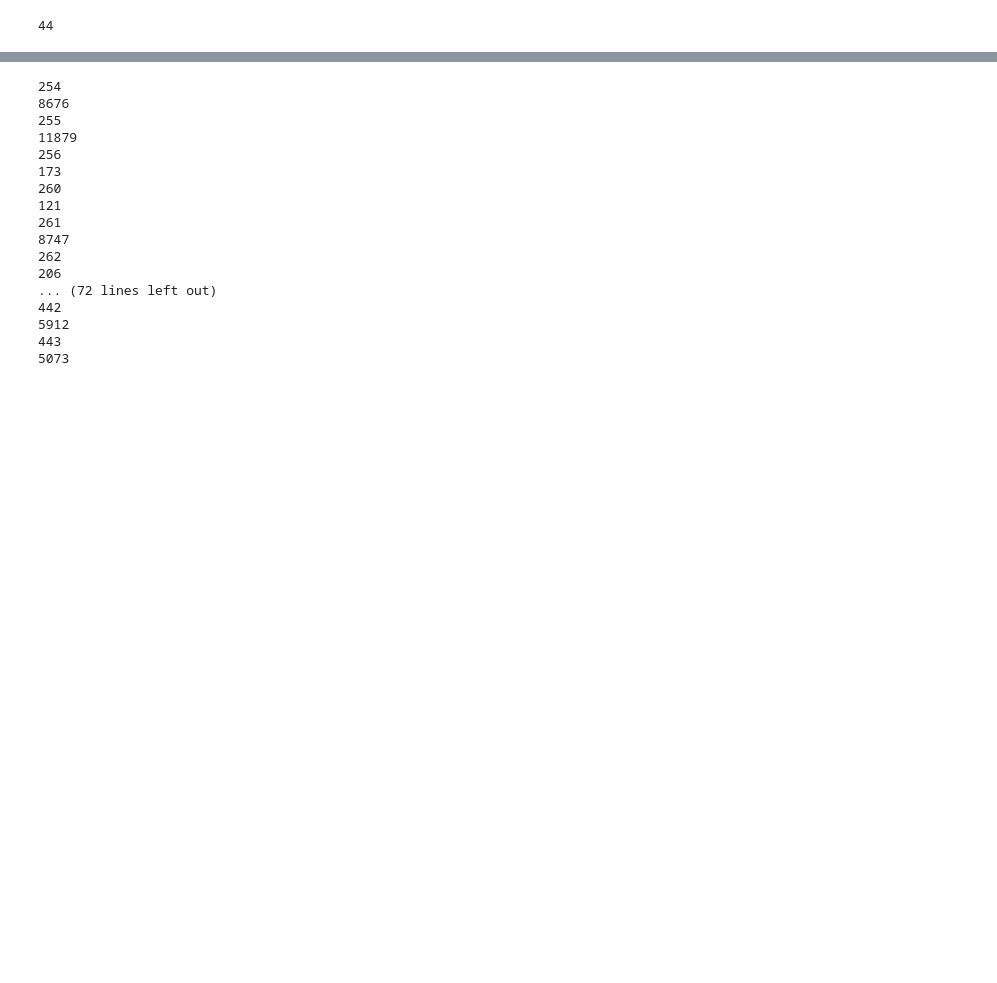
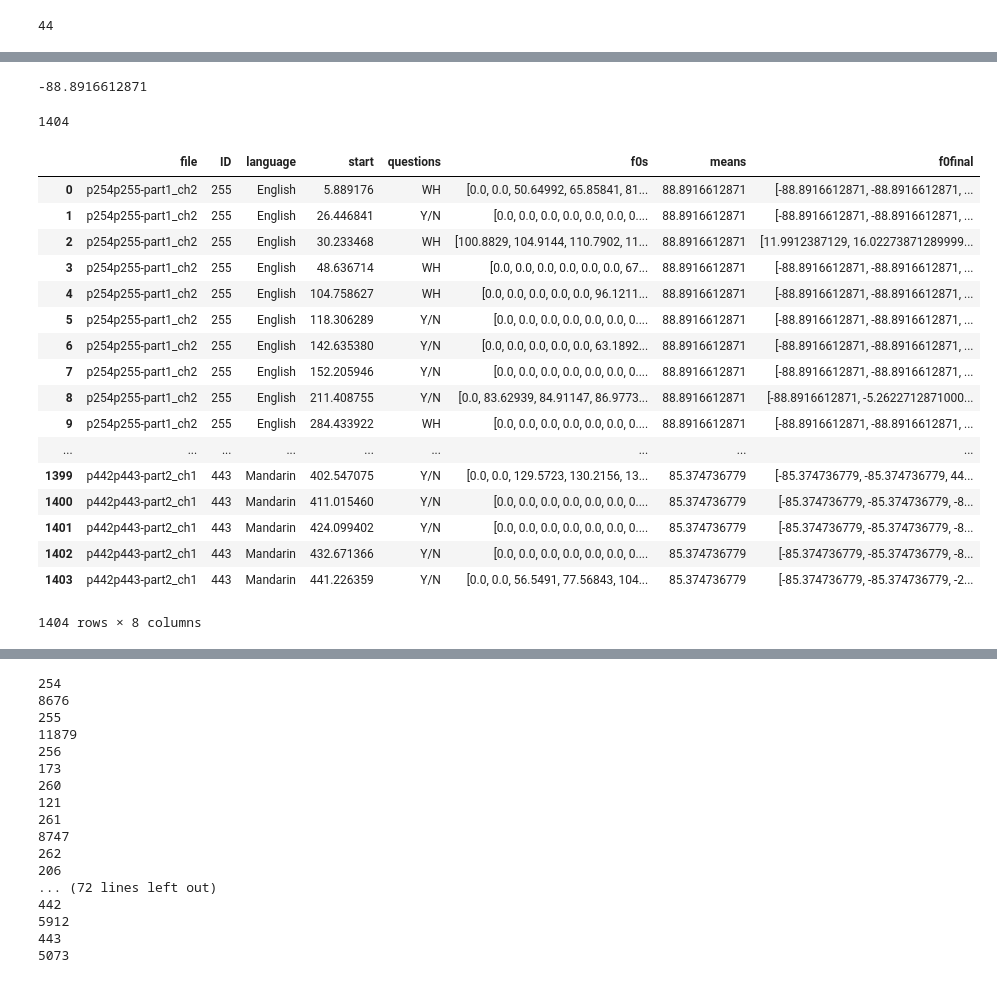
Before and after one commit to rachelrakov/dissertation_code, a Jupyter notebook: normalize_f0s.ipynb, the cells around one changed output, grey strips where cells are left out. Cells and saved outputs as stored; diff of their text form; code cells hidden in the pictures; blank space fills up the shorter version.

```diff
--- a/normalize_f0s.ipynb
+++ b/normalize_f0s.ipynb
@@ -175,0 +322,18 @@ df_stats
+# %%
+all_means = []
+for i in range(len(uniq_ordered_IDs)):
+    ID = uniq_ordered_IDs[i]
+    if ID in freq.keys():
+        count =  (freq[ID])
+    if ID in means_dict.keys():
+        mean = (means_dict[ID])
+    #print (count,mean)
+    string_mean = str(mean)
+    string_mean = string_mean+" "
+    total_means = (string_mean*count)
+    splt = total_means.split(" ")
+    splt = splt[:-1]
+    for item in splt:
+        all_means.append(item)
+
+print (len(all_means))
@@ -175,0 +342,2 @@ df_stats
+# %%
+data["means"]=all_means
@@ -175,0 +365,49 @@ df_stats
+# %%
+float(orig_f0[0][0])-(float(orig_means[0]))
+# %% [output]
+-88.8916612871
+# %%
+orig_f0 = data["f0s"]
+orig_means = data['means']
+norm_f0 = []
+inner_list = []
+for i in range(len(orig_f0)):
+    cur_list = orig_f0[i]
+    for item in cur_list:
+        #print (item)
+        #print (orig_means[i])
+
+        #print(orig_means[i])
+        new_f0 = float(item) - float(orig_means[i])
+        #print (new_f0)
+        inner_list.append(new_f0)
+    #print(inner_list)
+    norm_f0.append(inner_list)
+    inner_list = []
+
+print(len(norm_f0))
+# %% [output]
+1404
+# %%
+data["f0final"] = norm_f0
+# %%
+data
+# %% [output]
+|  | file | ID | language | start | questions | f0s | means | f0final |
+| 0 | p254p255-part1_ch2 | 255 | English | 5.889176 | WH | [0.0, 0.0, 50.64992, 65.85841, 81... | 88.8916612871 | [-88.8916612871, -88.8916612871, ... |
+| 1 | p254p255-part1_ch2 | 255 | English | 26.446841 | Y/N | [0.0, 0.0, 0.0, 0.0, 0.0, 0.0, 0.... | 88.8916612871 | [-88.8916612871, -88.8916612871, ... |
+| 2 | p254p255-part1_ch2 | 255 | English | 30.233468 | WH | [100.8829, 104.9144, 110.7902, 11... | 88.8916612871 | [11.9912387129, 16.02273871289999... |
+| 3 | p254p255-part1_ch2 | 255 | English | 48.636714 | WH | [0.0, 0.0, 0.0, 0.0, 0.0, 0.0, 67... | 88.8916612871 | [-88.8916612871, -88.8916612871, ... |
+| 4 | p254p255-part1_ch2 | 255 | English | 104.758627 | WH | [0.0, 0.0, 0.0, 0.0, 0.0, 96.1211... | 88.8916612871 | [-88.8916612871, -88.8916612871, ... |
+| 5 | p254p255-part1_ch2 | 255 | English | 118.306289 | Y/N | [0.0, 0.0, 0.0, 0.0, 0.0, 0.0, 0.... | 88.8916612871 | [-88.8916612871, -88.8916612871, ... |
+| 6 | p254p255-part1_ch2 | 255 | English | 142.635380 | Y/N | [0.0, 0.0, 0.0, 0.0, 0.0, 63.1892... | 88.8916612871 | [-88.8916612871, -88.8916612871, ... |
+| 7 | p254p255-part1_ch2 | 255 | English | 152.205946 | Y/N | [0.0, 0.0, 0.0, 0.0, 0.0, 0.0, 0.... | 88.8916612871 | [-88.8916612871, -88.8916612871, ... |
+| 8 | p254p255-part1_ch2 | 255 | English | 211.408755 | Y/N | [0.0, 83.62939, 84.91147, 86.9773... | 88.8916612871 | [-88.8916612871, -5.2622712871000... |
+| 9 | p254p255-part1_ch2 | 255 | English | 284.433922 | WH | [0.0, 0.0, 0.0, 0.0, 0.0, 0.0, 0.... | 88.8916612871 | [-88.8916612871, -88.8916612871, ... |
+| ... | ... | ... | ... | ... | ... | ... | ... | ... |
+| 1399 | p442p443-part2_ch1 | 443 | Mandarin | 402.547075 | Y/N | [0.0, 0.0, 129.5723, 130.2156, 13... | 85.374736779 | [-85.374736779, -85.374736779, 44... |
+| 1400 | p442p443-part2_ch1 | 443 | Mandarin | 411.015460 | Y/N | [0.0, 0.0, 0.0, 0.0, 0.0, 0.0, 0.... | 85.374736779 | [-85.374736779, -85.374736779, -8... |
+| 1401 | p442p443-part2_ch1 | 443 | Mandarin | 424.099402 | Y/N | [0.0, 0.0, 0.0, 0.0, 0.0, 0.0, 0.... | 85.374736779 | [-85.374736779, -85.374736779, -8... |
+| 1402 | p442p443-part2_ch1 | 443 | Mandarin | 432.671366 | Y/N | [0.0, 0.0, 0.0, 0.0, 0.0, 0.0, 0.... | 85.374736779 | [-85.374736779, -85.374736779, -8... |
+| 1403 | p442p443-part2_ch1 | 443 | Mandarin | 441.226359 | Y/N | [0.0, 0.0, 56.5491, 77.56843, 104... | 85.374736779 | [-85.374736779, -85.374736779, -2... |
+1404 rows × 8 columns
```
Also changed, not shown: parts of 26 cells of this notebook.
